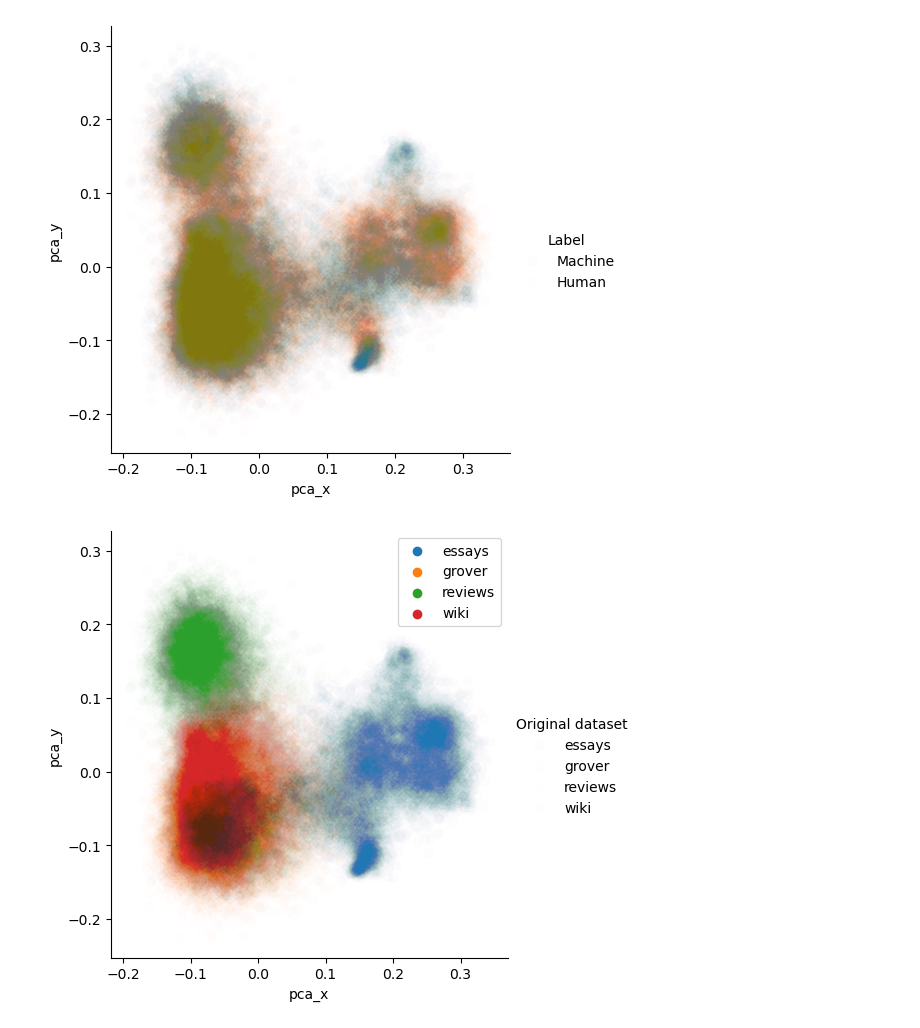
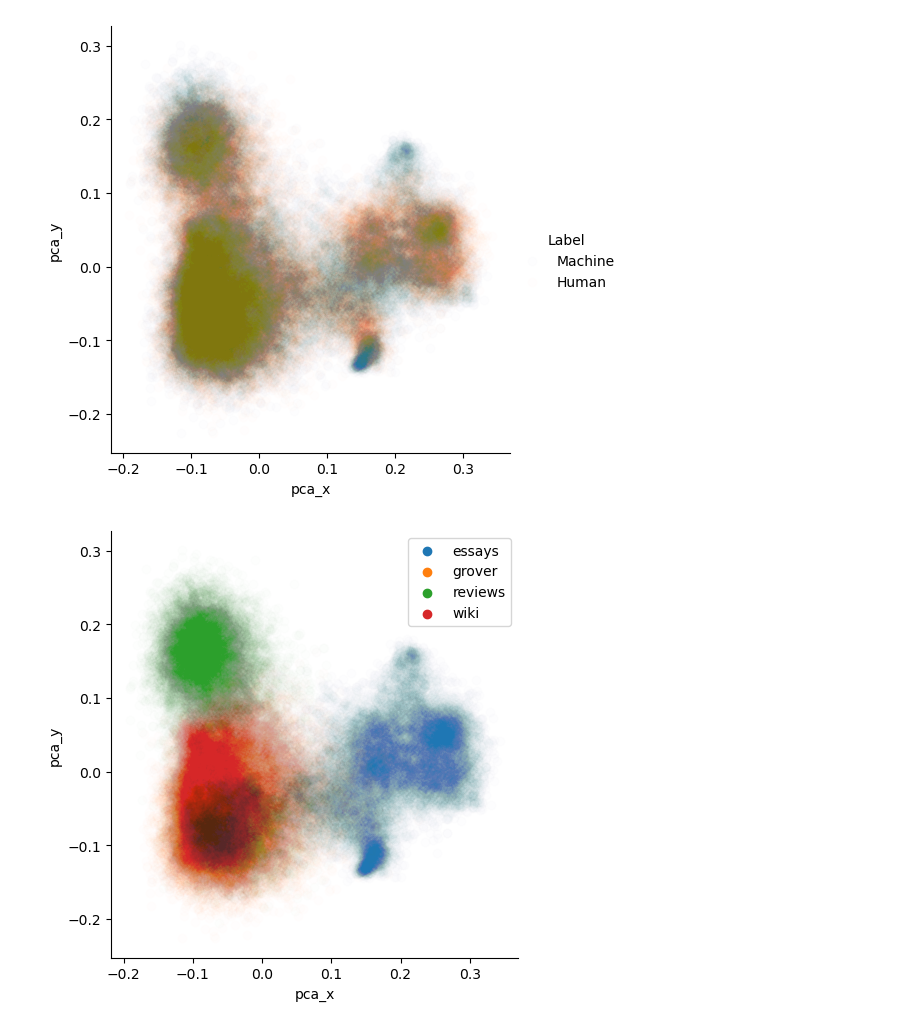
Before and after one commit to jkoganem/fakereview, a Jupyter notebook: raw data/embedding_EDA.ipynb, the cells around one changed output. Saved outputs shown, nothing was run; the diff lists cells and outputs as text; code cells hidden in the pictures.

```diff
--- a/raw data/embedding_EDA.ipynb
+++ b/raw data/embedding_EDA.ipynb
@@ -104,10 +104,10 @@ plt.show()
 # %% [output]
 [figure]
 # %%
-sns.lmplot(data = df, x = 'pca_x', y = 'pca_y', hue = 'Original dataset', scatter_kws = {'alpha':0.008},fit_reg = False)
+sns.lmplot(data = df, x = 'pca_x', y = 'pca_y', hue = 'Original dataset', scatter_kws = {'alpha':0.008},fit_reg = False, legend = False)
 leg = plt.legend()
-for lh in leg.legendHandles:
+for lh in leg.legend_handles:
     lh.set_alpha(1)
 plt.show()
 # %% [output]
-[figure, old version]
+[figure, new version]
```
Also changed, not shown: 1 other file.
